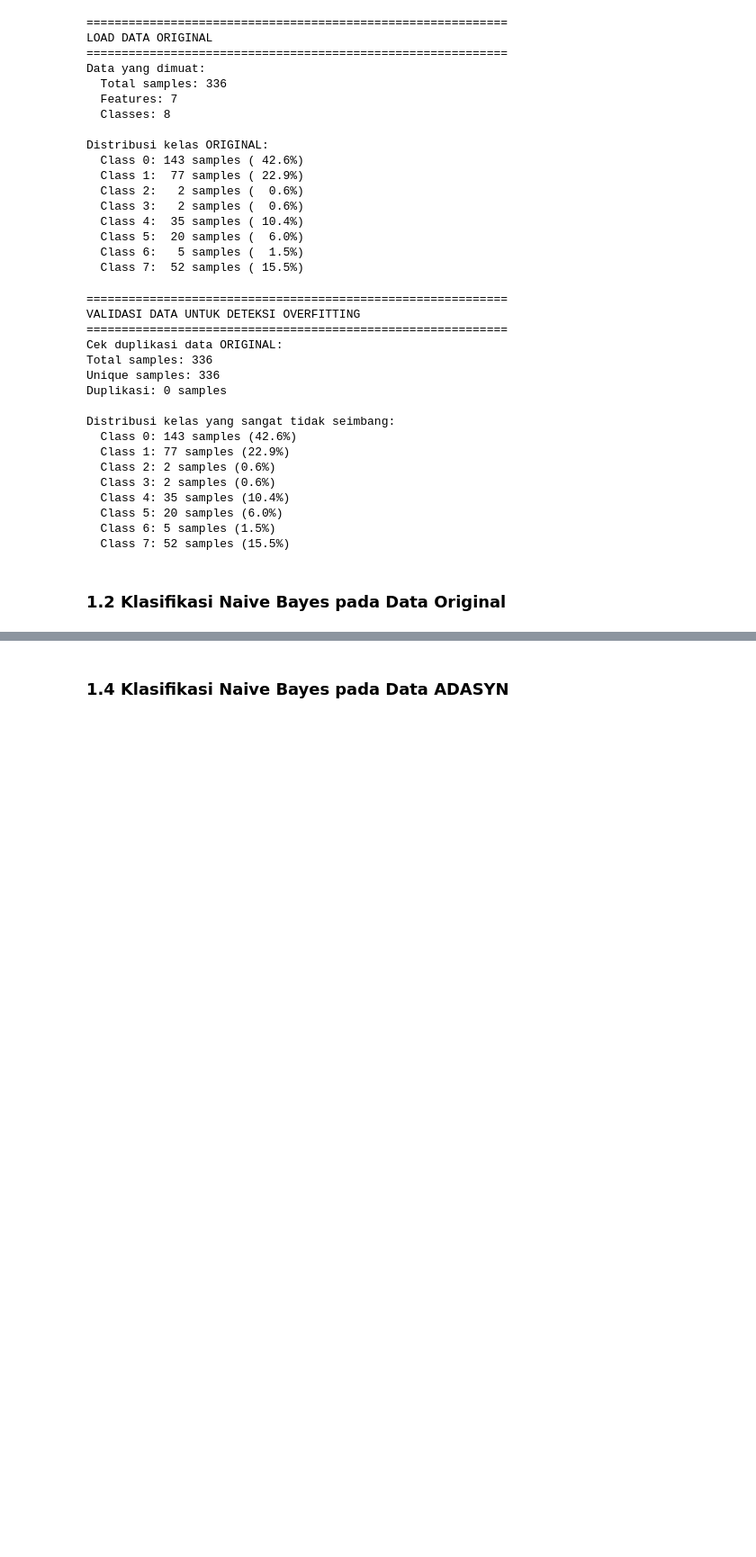
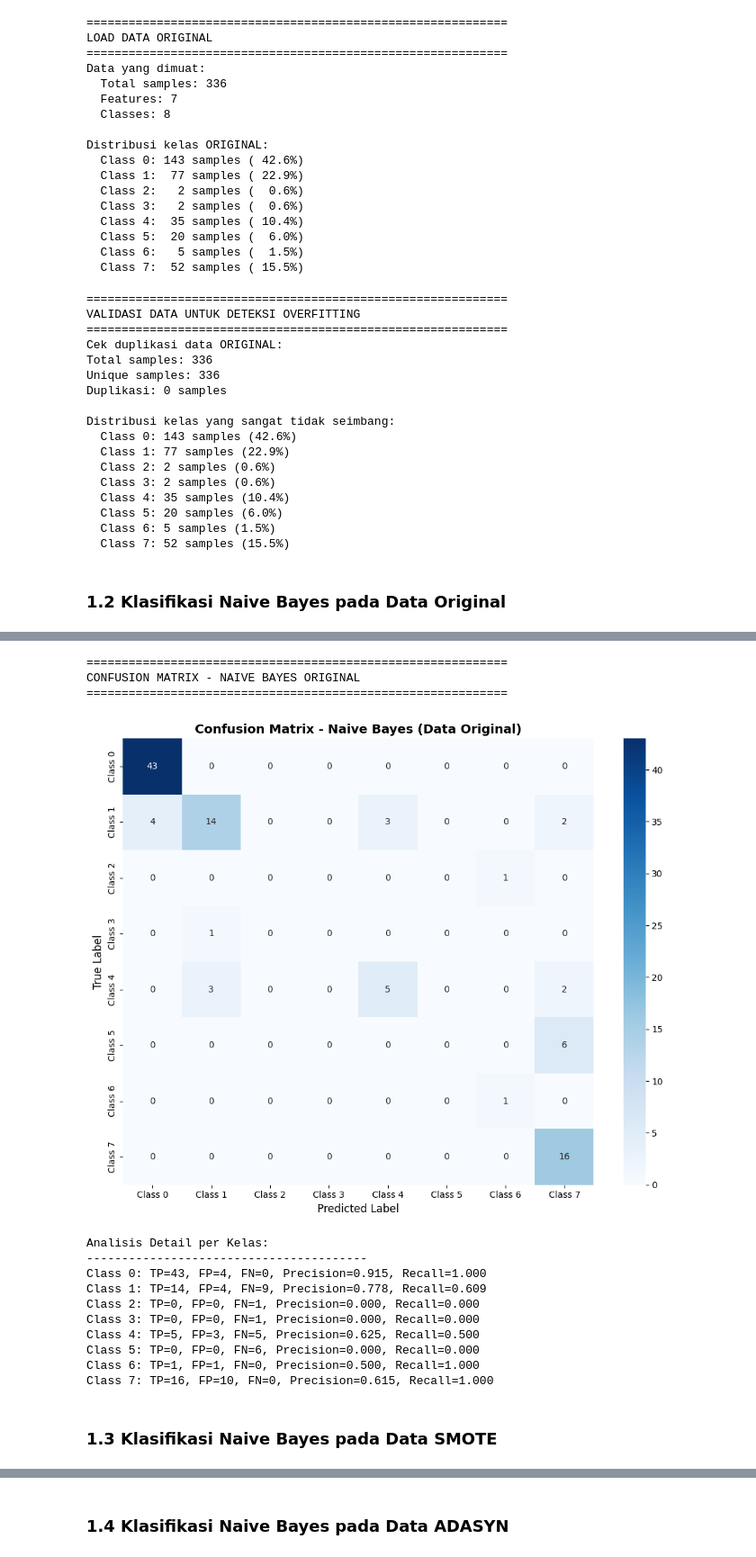
Before and after one commit to AchmadLutfi196/PSD, a Jupyter notebook: _sources/Klasifikasi.ipynb, the cells around one changed output, grey strips where cells are left out. Shown at 90% size. Drawn from its saved outputs; the diff is of its cells as text; code cells hidden in the pictures; blank space fills up the shorter version.

```diff
--- a/_sources/Klasifikasi.ipynb
+++ b/_sources/Klasifikasi.ipynb
@@ -156,3 +156,65 @@ weighted avg       0.82      0.79      0.77        68
+# %%
+# Visualisasi Confusion Matrix untuk Naive Bayes - Data Original
+print("\n" + "="*60)
+print("CONFUSION MATRIX - NAIVE BAYES ORIGINAL")
+print("="*60)
+
+from sklearn.metrics import confusion_matrix
+import matplotlib.pyplot as plt
+import seaborn as sns
+
+# Hitung confusion matrix
+cm_nb_orig = confusion_matrix(y_test_orig, y_pred_nb_orig)
+
+# Plot confusion matrix
+plt.figure(figsize=(10, 8))
+sns.heatmap(cm_nb_orig, annot=True, fmt='d', cmap='Blues',
+            xticklabels=[f'Class {i}' for i in range(len(set(y_all)))],
+            yticklabels=[f'Class {i}' for i in range(len(set(y_all)))])
+plt.title('Confusion Matrix - Naive Bayes (Data Original)', fontsize=14, fontweight='bold')
+plt.xlabel('Predicted Label', fontsize=12)
+plt.ylabel('True Label', fontsize=12)
+plt.tight_layout()
+plt.show()
+
+# Analisis per kelas
+print("\nAnalisis Detail per Kelas:")
+print("-" * 40)
+class_names = [f'Class {i}' for i in range(len(set(y_all)))]
+for i, class_name in enumerate(class_names):
+    tp = cm_nb_orig[i, i]  # True Positive
+    fp = cm_nb_orig[:, i].sum() - tp  # False Positive
+    fn = cm_nb_orig[i, :].sum() - tp  # False Negative
+    tn = cm_nb_orig.sum() - tp - fp - fn  # True Negative
+
+    if tp + fp > 0:
+        precision = tp / (tp + fp)
+    else:
+        precision = 0.0
+
+    if tp + fn > 0:
+        recall = tp / (tp + fn)
+    else:
+        recall = 0.0
+
+    print(f"{class_name}: TP={tp}, FP={fp}, FN={fn}, Precision={precision:.3f}, Recall={recall:.3f}")
+# %% [output]
+============================================================
+CONFUSION MATRIX - NAIVE BAYES ORIGINAL
+============================================================
+[figure, added]
+Analisis Detail per Kelas:
+----------------------------------------
+Class 0: TP=43, FP=4, FN=0, Precision=0.915, Recall=1.000
+Class 1: TP=14, FP=4, FN=9, Precision=0.778, Recall=0.609
+Class 2: TP=0, FP=0, FN=1, Precision=0.000, Recall=0.000
+Class 3: TP=0, FP=0, FN=1, Precision=0.000, Recall=0.000
+Class 4: TP=5, FP=3, FN=5, Precision=0.625, Recall=0.500
+Class 5: TP=0, FP=0, FN=6, Precision=0.000, Recall=0.000
+Class 6: TP=1, FP=1, FN=0, Precision=0.500, Recall=1.000
+Class 7: TP=16, FP=10, FN=0, Precision=0.615, Recall=1.000
+# %% [markdown]
+### **1.3 Klasifikasi Naive Bayes pada Data SMOTE**
 # %%
 print("\n" + "="*60)
 print("KLASIFIKASI NAIVE BAYES - DATA SMOTE ")
```
Also changed, not shown: parts of 19 cells of this notebook, 2 other files.
